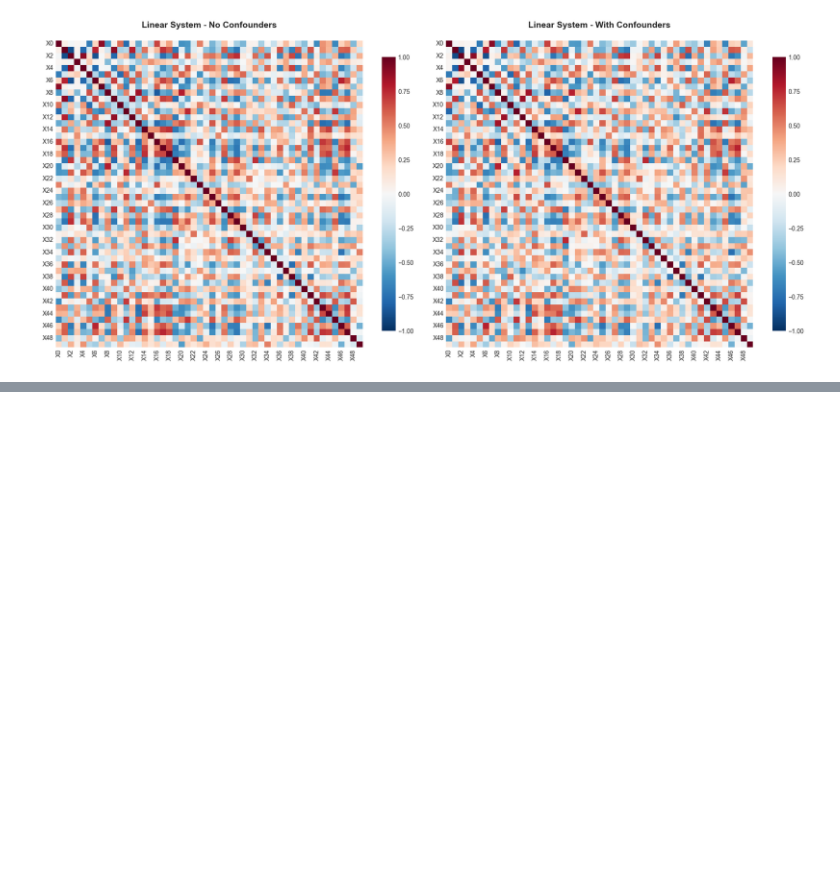
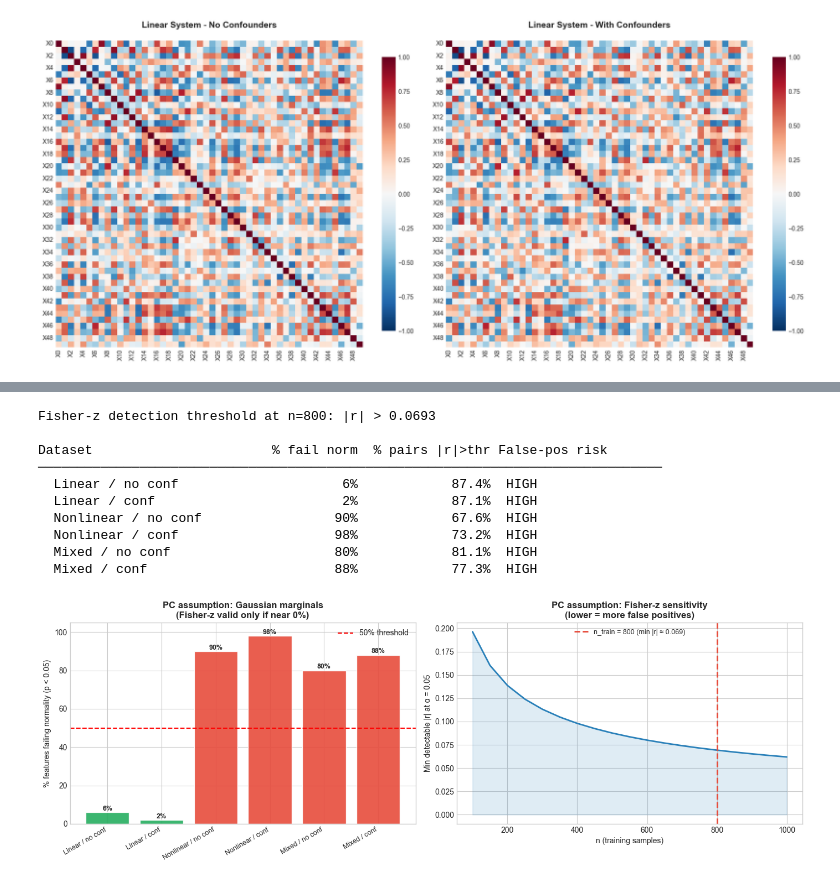
Before and after one commit to juanriosg12/master_thesis, a Jupyter notebook: visualizations/dataset_feature_exploration.ipynb, the cells around one changed output, grey strips where cells are left out. Saved outputs shown, nothing was run; the diff lists cells and outputs as text; code cells hidden in the pictures; blank space fills up the shorter version.

```diff
--- a/visualizations/dataset_feature_exploration.ipynb
+++ b/visualizations/dataset_feature_exploration.ipynb
@@ -493,0 +522,78 @@ NameError: name 'edge_corrs_no_conf' is not defined
+# %%
+
+# ── Check 1: Marginal Gaussianity — Fisher-z validity for PC ─────────────────
+# D'Agostino-Pearson k² test on each feature in each dataset.
+# Gaussian marginals are a NECESSARY (not sufficient) condition for Fisher-z.
+
+normality_results = {}
+
+for ds, X in datasets_X.items():
+    pvals = []
+    for col in X.columns:
+        _, p = normaltest(X[col].values)
+        pvals.append(p)
+    pct_fail = np.mean(np.array(pvals) < 0.05) * 100
+    normality_results[ds] = {
+        'pvals': pvals,
+        'pct_fail': pct_fail,
+        'median_p': float(np.median(pvals)),
+    }
+
+# ── Plot 1a: % features failing normality per dataset ─────────────────────────
+fig, axes = plt.subplots(1, 2, figsize=(14, 5))
+
+labels = [DATASET_LABELS[ds] for ds in ALL_DATASETS]
+pct_fail = [normality_results[ds]['pct_fail'] for ds in ALL_DATASETS]
+colors_bar = ['#e74c3c' if p > 50 else '#f39c12' if p > 10 else '#27ae60'
+              for p in pct_fail]
+
+bars = axes[0].bar(range(len(ALL_DATASETS)), pct_fail, color=colors_bar, edgecolor='white', alpha=0.9)
+axes[0].axhline(50, color='red', ls='--', lw=1.5, label='50% threshold')
+axes[0].set_xticks(range(len(ALL_DATASETS)))
+axes[0].set_xticklabels(labels, rotation=30, ha='right', fontsize=9)
+axes[0].set_ylabel('% features failing normality (p < 0.05)')
+axes[0].set_title('PC assumption: Gaussian marginals\n(Fisher-z valid only if near 0%)', fontweight='bold')
+axes[0].set_ylim(0, 105)
+for bar, pct in zip(bars, pct_fail):
+    axes[0].text(bar.get_x() + bar.get_width() / 2, bar.get_height() + 1,
+                 f'{pct:.0f}%', ha='center', fontsize=9, fontweight='bold')
+axes[0].legend()
+
+# ── Plot 1b: Fisher-z minimum detectable |r| across n ─────────────────────────
+ns = np.arange(100, 1001, 50)
+min_rs = [min_detectable_r(n) for n in ns]
+axes[1].plot(ns, min_rs, color='#2980b9', lw=2)
+axes[1].axvline(n_train, color='#e74c3c', ls='--', lw=2,
+                label=f'n_train = {n_train} (min |r| ≈ {min_detectable_r(n_train):.3f})')
+axes[1].fill_between(ns, min_rs, alpha=0.15, color='#2980b9')
+axes[1].set_xlabel('n (training samples)')
+axes[1].set_ylabel('Min detectable |r| at α = 0.05')
+axes[1].set_title('PC assumption: Fisher-z sensitivity\n(lower = more false positives)', fontweight='bold')
+axes[1].legend(fontsize=9)
+
+# Count how many feature pairs have |r| above the threshold (spurious detection risk)
+threshold = min_detectable_r(n_train)
+print(f"\nFisher-z detection threshold at n={n_train}: |r| > {threshold:.4f}")
+print(f"\n{'Dataset':<28} {'% fail norm':>12} {'% pairs |r|>thr':>16} {'False-pos risk':<18}")
+print("─" * 80)
+for ds, X in datasets_X.items():
+    corr_mat = X.corr().values
+    upper = corr_mat[np.triu_indices(n_feat, k=1)]
+    pct_above = np.mean(np.abs(upper) > threshold) * 100
+    risk = "HIGH" if pct_above > 50 else "MEDIUM" if pct_above > 20 else "LOW"
+    print(f"  {DATASET_LABELS[ds]:<26} {normality_results[ds]['pct_fail']:>11.0f}% {pct_above:>15.1f}%  {risk}")
+
+plt.tight_layout()
+plt.show()
+# %% [output]
+Fisher-z detection threshold at n=800: |r| > 0.0693
+
+Dataset                       % fail norm  % pairs |r|>thr False-pos risk
+────────────────────────────────────────────────────────────────────────────────
+  Linear / no conf                     6%            87.4%  HIGH
+  Linear / conf                        2%            87.1%  HIGH
+  Nonlinear / no conf                 90%            67.6%  HIGH
+  Nonlinear / conf                    98%            73.2%  HIGH
+  Mixed / no conf                     80%            81.1%  HIGH
+  Mixed / conf                        88%            77.3%  HIGH
+[figure, added]
```
Also changed, not shown: parts of 7 cells of this notebook, 9 other files.
